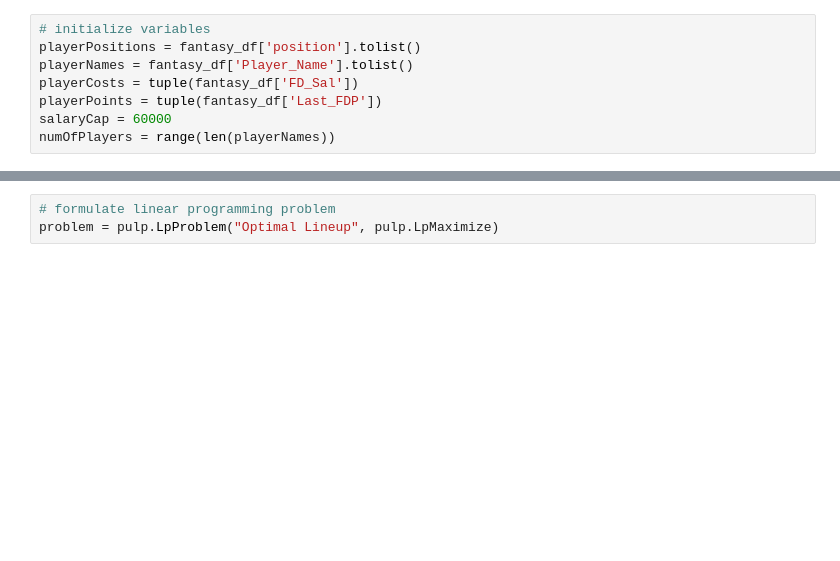
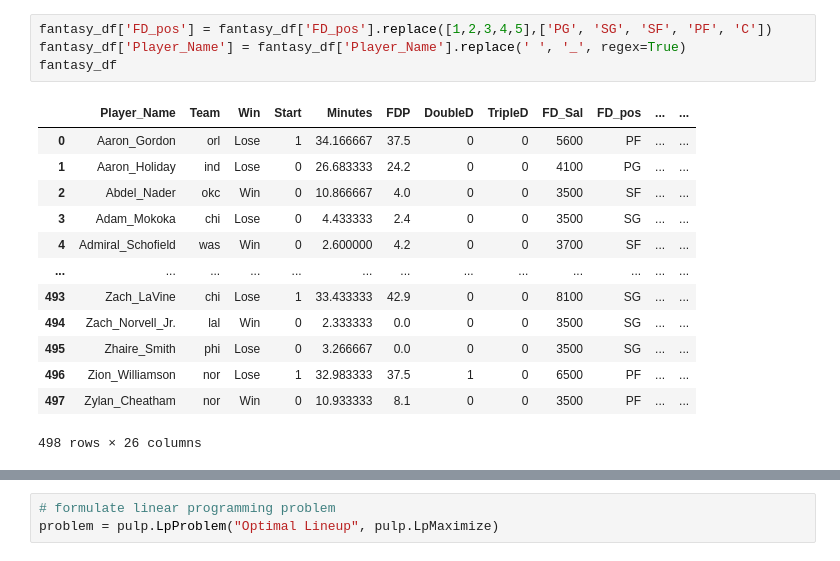
Before and after one commit to deepenrp/NBA_Performance, a Jupyter notebook: Fantasy/LP-Optimization__v3.ipynb, the cells around one changed output, grey strips where cells are left out. Cells and saved outputs as stored; diff of their text form; blank space fills up the shorter version.

```diff
--- a/Fantasy/LP-Optimization__v3.ipynb
+++ b/Fantasy/LP-Optimization__v3.ipynb
@@ -33,8 +25,18 @@ fantasy_df.head()
-# %%
-# initialize variables
-playerPositions = fantasy_df['position'].tolist()
-playerNames = fantasy_df['Player_Name'].tolist()
-playerCosts = tuple(fantasy_df['FD_Sal'])
-playerPoints = tuple(fantasy_df['Last_FDP'])
-salaryCap = 60000
-numOfPlayers = range(len(playerNames))
+# %%
+fantasy_df['FD_pos'] = fantasy_df['FD_pos'].replace([1,2,3,4,5],['PG', 'SG', 'SF', 'PF', 'C'])
+fantasy_df['Player_Name'] = fantasy_df['Player_Name'].replace(' ', '_', regex=True)
+fantasy_df
+# %% [output]
+|  | Player_Name | Team | Win | Start | Minutes | FDP | DoubleD | TripleD | FD_Sal | FD_pos | ... | ... |
+| 0 | Aaron_Gordon | orl | Lose | 1 | 34.166667 | 37.5 | 0 | 0 | 5600 | PF | ... | ... |
+| 1 | Aaron_Holiday | ind | Lose | 0 | 26.683333 | 24.2 | 0 | 0 | 4100 | PG | ... | ... |
+| 2 | Abdel_Nader | okc | Win | 0 | 10.866667 | 4.0 | 0 | 0 | 3500 | SF | ... | ... |
+| 3 | Adam_Mokoka | chi | Lose | 0 | 4.433333 | 2.4 | 0 | 0 | 3500 | SG | ... | ... |
+| 4 | Admiral_Schofield | was | Win | 0 | 2.600000 | 4.2 | 0 | 0 | 3700 | SF | ... | ... |
+| ... | ... | ... | ... | ... | ... | ... | ... | ... | ... | ... | ... | ... |
+| 493 | Zach_LaVine | chi | Lose | 1 | 33.433333 | 42.9 | 0 | 0 | 8100 | SG | ... | ... |
+| 494 | Zach_Norvell_Jr. | lal | Win | 0 | 2.333333 | 0.0 | 0 | 0 | 3500 | SG | ... | ... |
+| 495 | Zhaire_Smith | phi | Lose | 0 | 3.266667 | 0.0 | 0 | 0 | 3500 | SG | ... | ... |
+| 496 | Zion_Williamson | nor | Lose | 1 | 32.983333 | 37.5 | 1 | 0 | 6500 | PF | ... | ... |
+| 497 | Zylan_Cheatham | nor | Win | 0 | 10.933333 | 8.1 | 0 | 0 | 3500 | PF | ... | ... |
+498 rows × 26 columns
```
Also changed, not shown: parts of 27 cells of this notebook, 12 other files.
